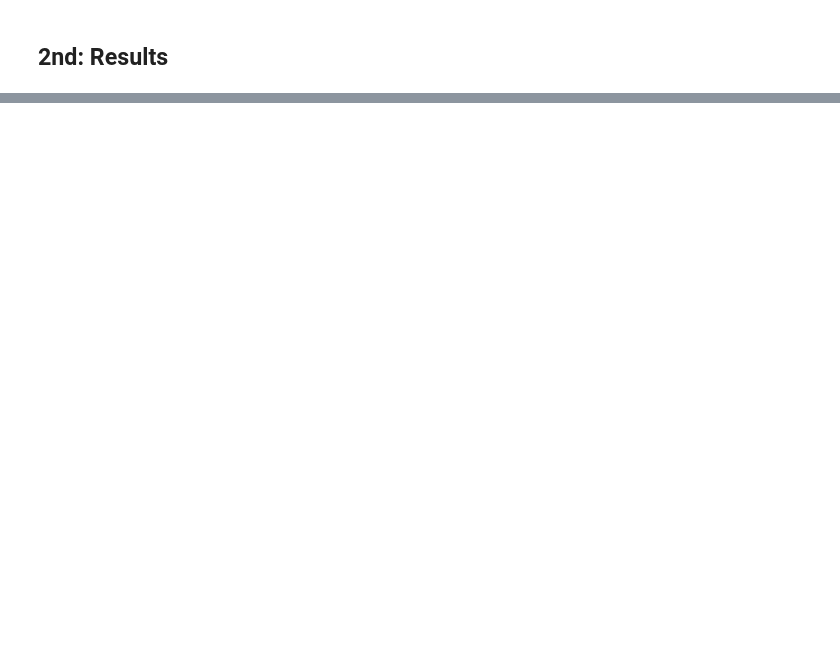
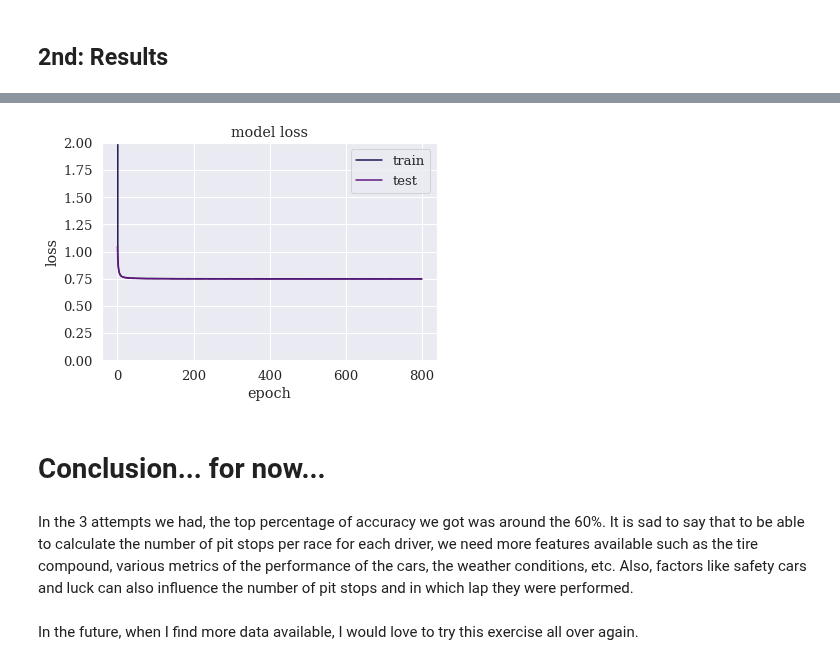
Before and after one commit to GabyCisnerosV/F1_NoName, a Jupyter notebook: Predicting_pitstops.ipynb, the cells around one changed output, grey strips where cells are left out. Saved outputs shown, nothing was run; the diff lists cells and outputs as text; code cells hidden in the pictures; blank space fills up the shorter version.

```diff
--- a/Predicting_pitstops.ipynb
+++ b/Predicting_pitstops.ipynb
@@ -423,0 +597,29 @@ testing_the_classifier(["1","2","3"])
+# %%
+#num of parameters is (#independtent+error)*#outputs
+# import the dropout layer type
+from tensorflow.keras.layers import Dropout
+
+# # Probability of weights dropout
+# P_DROPOUT = 0.2
+
+model = Sequential()
+
+#1st hidden layer:
+model.add(Dense(N_HIDDEN, input_shape=(X_train.shape[1],))) #imput shape is the number of independent features
+model.add(Activation('relu'))
+#model.add(Dropout(P_DROPOUT))
+
+#2nd hidden layer
+model.add(Dense(N_HIDDEN))
+model.add(Activation('relu'))
+#model.add(Dropout(P_DROPOUT))
+
+#Outpit layer
+model.add(Dense(N_CLASSES+1))
+model.add(Activation('softmax'))
+
+# model compilation
+model.summary()
+
+# model compilation
+model.compile(loss='categorical_crossentropy', optimizer=OPTIMIZER, metrics=['accuracy'])
@@ -423,0 +644,3 @@ testing_the_classifier(["1","2","3"])
+# %%
+#train the network
+history = model.fit(X_train, y_train, batch_size=BATCH_SIZE, epochs=N_EPOCH, verbose=VERBOSE, validation_split=0.2)
@@ -423,0 +686,20 @@ testing_the_classifier(["1","2","3"])
+# %%
+# summarize history for loss
+sns.set_theme(style="darkgrid", palette="magma",font_scale=1.2,font="serif")
+fig, ax = plt.subplots()
+ax.plot(history.history['loss'])
+ax.plot(history.history['val_loss'])
+ax.set_ylim(0, 2)
+plt.title('model loss')
+plt.ylabel('loss')
+plt.xlabel('epoch')
+ax.legend(['train', 'test'], loc='upper right')
+plt.show()
+# %% [output]
+[figure, added]
+# %% [markdown]
+# Conclusion... for now...
+# %% [markdown]
+In the 3 attempts we had, the top percentage of accuracy we got was around the 60%. It is sad to say that to be able to calculate the number of pit stops per race for each driver, we need more features available such as the tire compound, various metrics of the performance of the cars, the weather conditions, etc. Also, factors like safety cars and luck can also influence the number of pit stops and in which lap they were performed.
+# %% [markdown]
+In the future, when I find more data available, I would love to try this exercise all over again.
```
Also changed, not shown: parts of 30 cells of this notebook.
